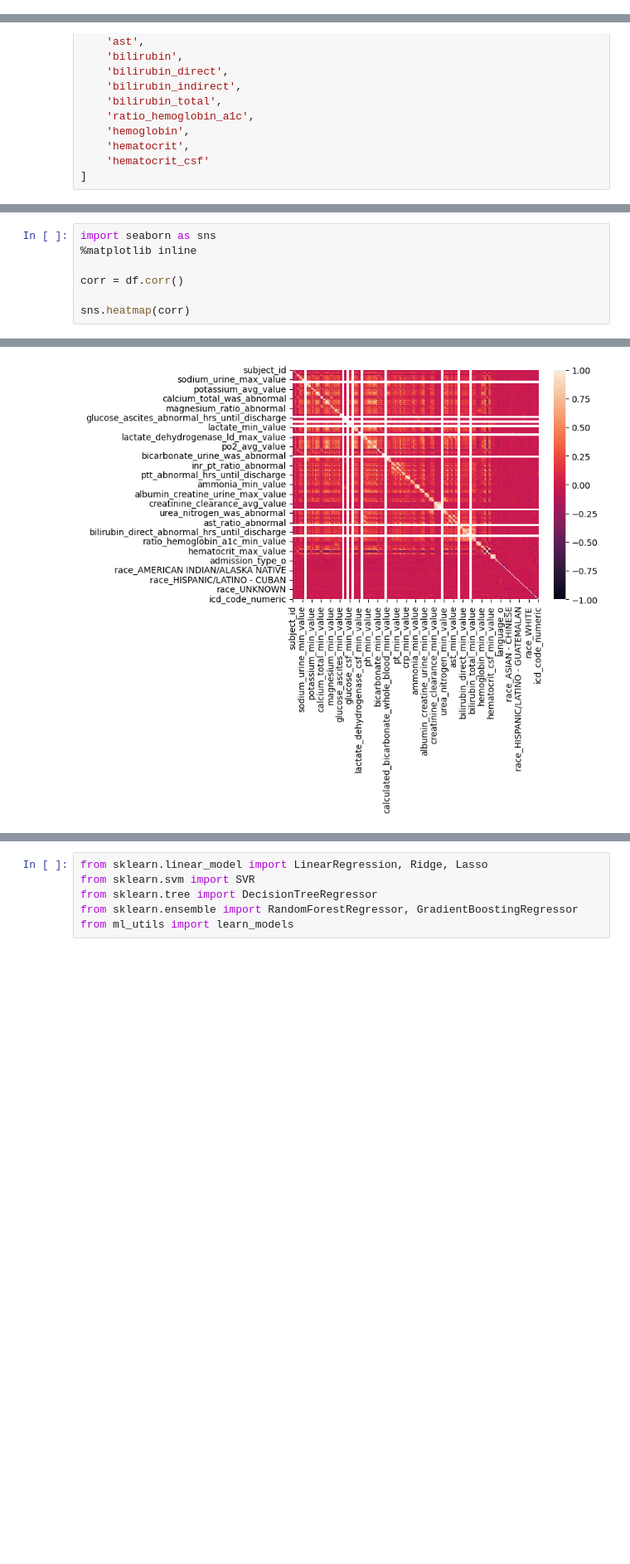
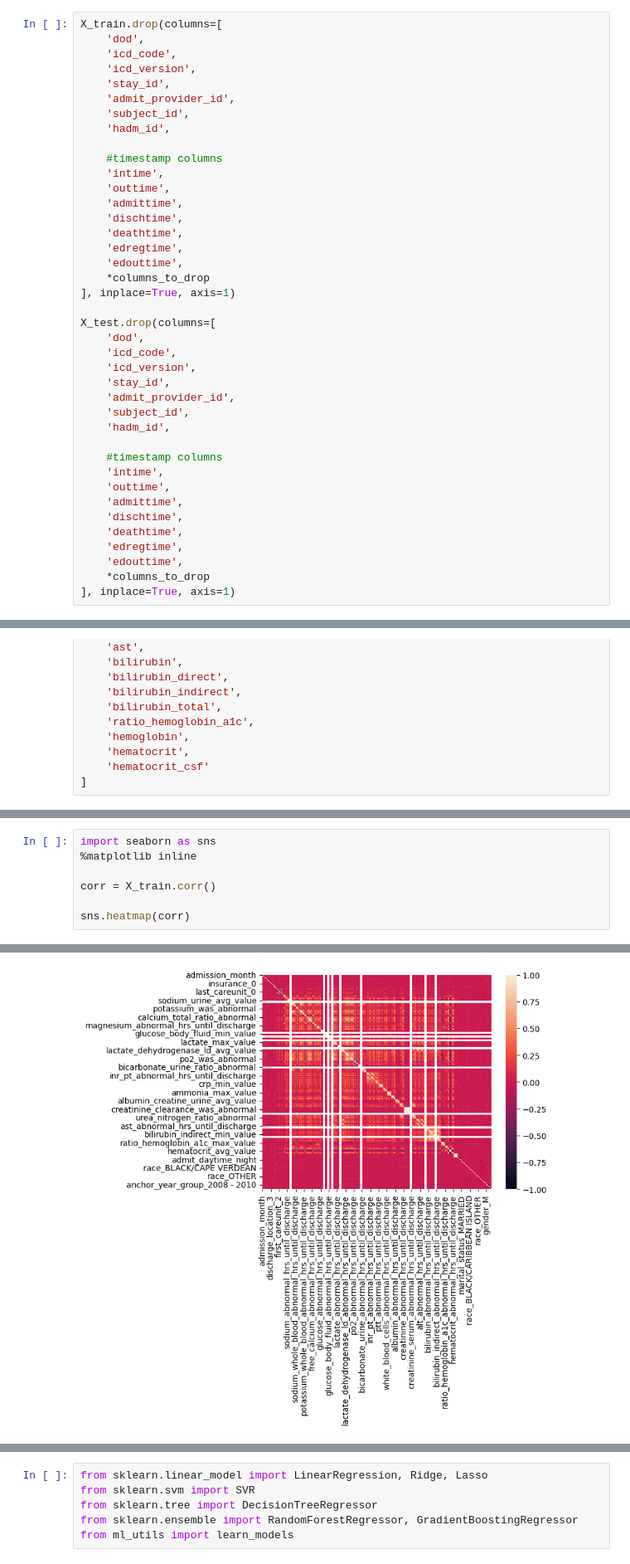
Before and after one commit to TarnishingColors/Thesis_MIMIC-IV_neurological_disorders, a Jupyter notebook: ml/labevents_enhanced_study.ipynb, the cells around one changed output, grey strips where cells are left out. Shown at 83% size. Drawn from its saved outputs; the diff is of its cells as text; blank space fills up the shorter version.

```diff
--- a/ml/labevents_enhanced_study.ipynb
+++ b/ml/labevents_enhanced_study.ipynb
@@ -168,0 +82,40 @@ df['icd_code_numeric'] = df['icd_code'].replace({
+# %%
+X_train.drop(columns=[
+    'dod',
+    'icd_code',
+    'icd_version',
+    'stay_id',
+    'admit_provider_id',
+    'subject_id',
+    'hadm_id',
+
+    #timestamp columns
+    'intime',
+    'outtime',
+    'admittime',
+    'dischtime',
+    'deathtime',
+    'edregtime',
+    'edouttime',
+    *columns_to_drop
+], inplace=True, axis=1)
+
+X_test.drop(columns=[
+    'dod',
+    'icd_code',
+    'icd_version',
+    'stay_id',
+    'admit_provider_id',
+    'subject_id',
+    'hadm_id',
+
+    #timestamp columns
+    'intime',
+    'outtime',
+    'admittime',
+    'dischtime',
+    'deathtime',
+    'edregtime',
+    'edouttime',
+    *columns_to_drop
+], inplace=True, axis=1)
@@ -270,11 +189,11 @@ Index(['discharge_location_o', 'insurance_o', 'language_o'], dtype='object')
 # %%
 import seaborn as sns
 %matplotlib inline
 
-corr = df.corr()
+corr = X_train.corr()
 
 sns.heatmap(corr)
 # %% [output]
 <Axes: >
-[figure, old version]
+[figure, new version]
 # %%
```
Also changed, not shown: parts of 13 cells of this notebook, 2 other files.
